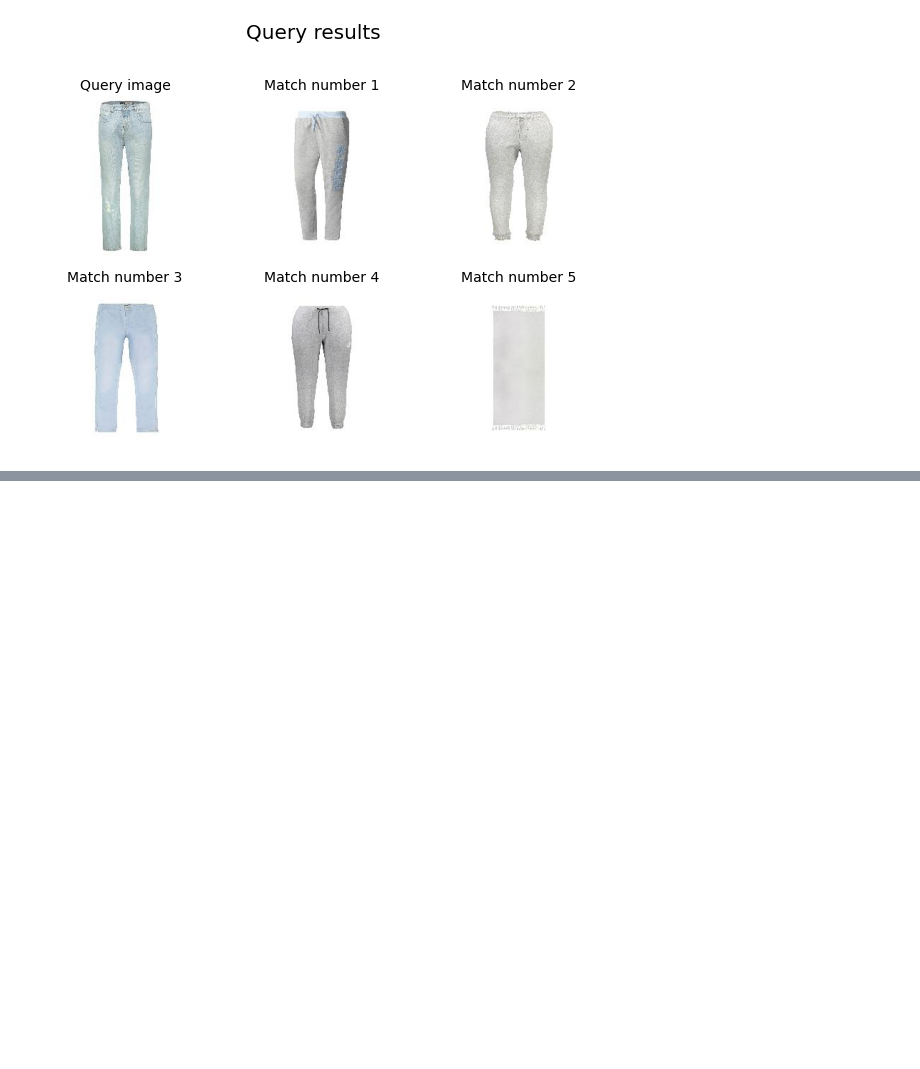
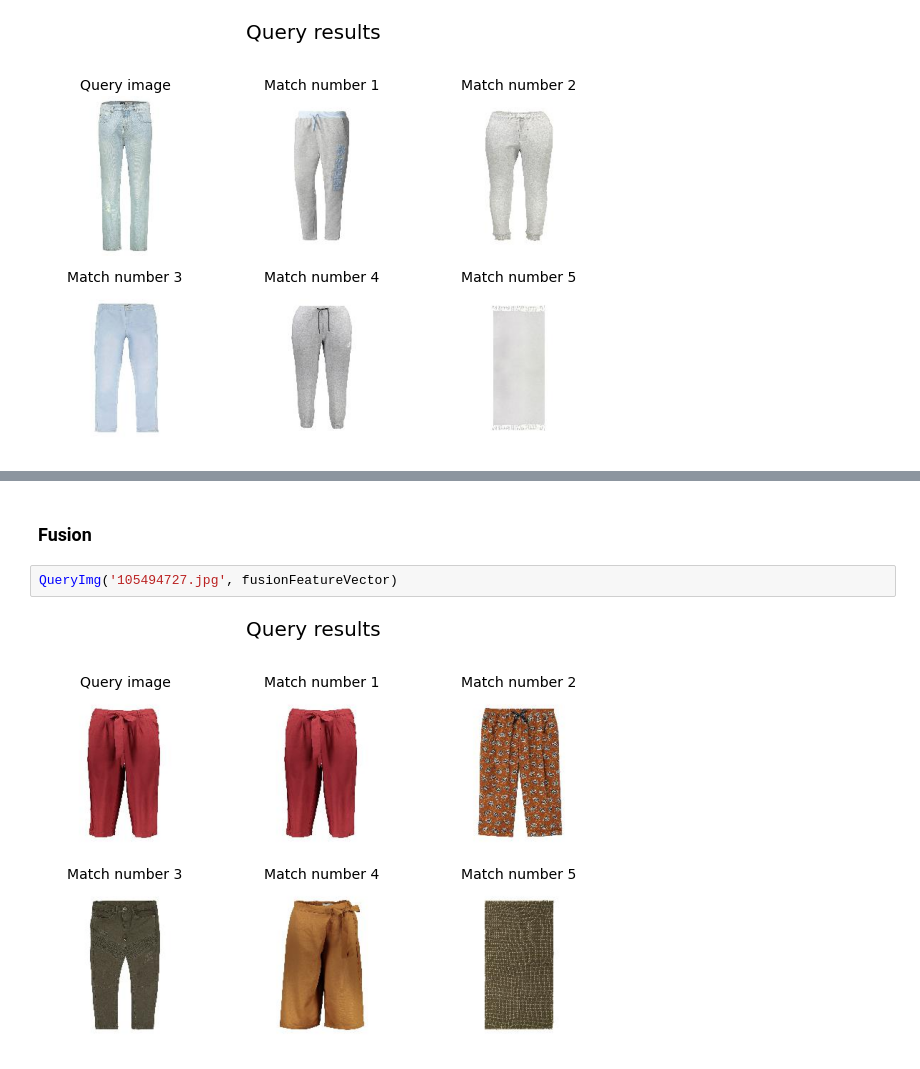
Before and after one commit to anamarine/IREI_CBIR, a Jupyter notebook: CBIR.ipynb, the cells around one changed output, grey strips where cells are left out. Cells and saved outputs as stored; diff of their text form; blank space fills up the shorter version.

```diff
--- a/CBIR.ipynb
+++ b/CBIR.ipynb
@@ -272,0 +286,6 @@ QueryImg('117005254.jpg', fusionFeatureVector)
+# %% [markdown]
+### Fusion
+# %%
+QueryImg('105494727.jpg', fusionFeatureVector)
+# %% [output]
+[figure, added]
```
Also changed, not shown: parts of 4 cells of this notebook, 4 other files.
